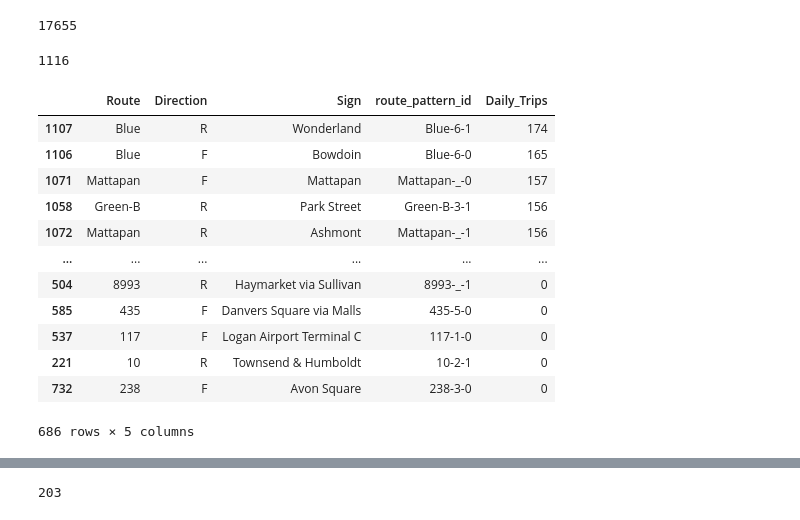
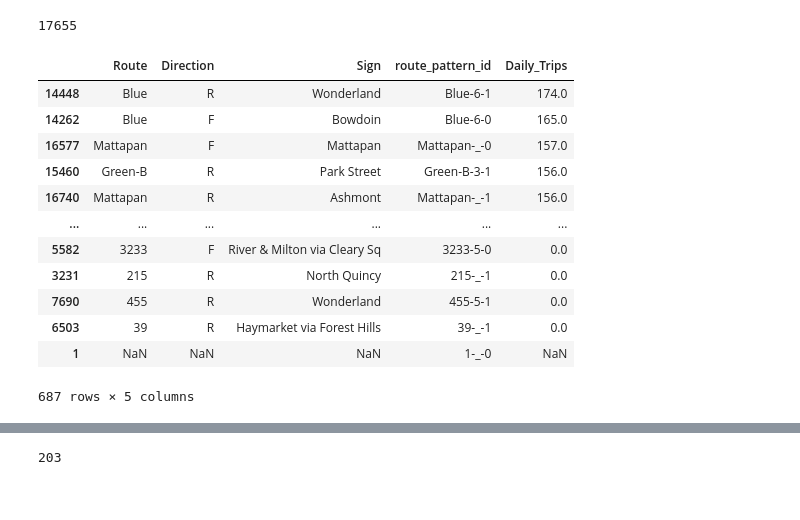
Before and after one commit to mmatkinson7/gtfs_transcad_prep, a Jupyter notebook: gtfs_system_analysis.ipynb, the cells around one changed output, grey strips where cells are left out. Saved outputs shown, nothing was run; the diff lists cells and outputs as text; code cells hidden in the pictures.

```diff
--- a/gtfs_system_analysis.ipynb
+++ b/gtfs_system_analysis.ipynb
@@ -100,26 +91,24 @@ consolidation_tab = routes_from_transcad.merge(gtfsfeeds_dfs.trips, how="left",
+# %%
+gtfsfeeds_dfs.trips = gtfsfeeds_dfs.trips.merge(routes_from_transcad, how="left", left_on="trip_id", right_on="Trip")
 # %%
 len(gtfsfeeds_dfs.trips)
 # %% [output]
 17655
-# %%
-len(consolidation_tab)
-# %% [output]
-1116
 # %%
-ct_max = consolidation_tab.sort_values('Daily_Trips',ascending = False).drop_duplicates(['Route','Direction','Sign'])
+ct_max = gtfsfeeds_dfs.trips.sort_values('Daily_Trips',ascending = False).drop_duplicates(['Route','Direction','Sign'])
 ct_max_filt = ct_max[['Route','Direction','Sign','route_pattern_id']].rename(columns = {'route_pattern_id':'rpid'})
 ct_max[['Route','Direction','Sign','route_pattern_id','Daily_Trips']]
 # %% [output]
 |  | Route | Direction | Sign | route_pattern_id | Daily_Trips |
-| 1107 | Blue | R | Wonderland | Blue-6-1 | 174 |
-| 1106 | Blue | F | Bowdoin | Blue-6-0 | 165 |
-| 1071 | Mattapan | F | Mattapan | Mattapan-_-0 | 157 |
-| 1058 | Green-B | R | Park Street | Green-B-3-1 | 156 |
-| 1072 | Mattapan | R | Ashmont | Mattapan-_-1 | 156 |
+| 14448 | Blue | R | Wonderland | Blue-6-1 | 174.0 |
+| 14262 | Blue | F | Bowdoin | Blue-6-0 | 165.0 |
+| 16577 | Mattapan | F | Mattapan | Mattapan-_-0 | 157.0 |
+| 15460 | Green-B | R | Park Street | Green-B-3-1 | 156.0 |
+| 16740 | Mattapan | R | Ashmont | Mattapan-_-1 | 156.0 |
 | ... | ... | ... | ... | ... | ... |
-| 504 | 8993 | R | Haymarket via Sullivan | 8993-_-1 | 0 |
-| 585 | 435 | F | Danvers Square via Malls | 435-5-0 | 0 |
-| 537 | 117 | F | Logan Airport Terminal C | 117-1-0 | 0 |
-| 221 | 10 | R | Townsend & Humboldt | 10-2-1 | 0 |
-| 732 | 238 | F | Avon Square | 238-3-0 | 0 |
+| 5582 | 3233 | F | River & Milton via Cleary Sq | 3233-5-0 | 0.0 |
+| 3231 | 215 | R | North Quincy | 215-_-1 | 0.0 |
+| 7690 | 455 | R | Wonderland | 455-5-1 | 0.0 |
+| 6503 | 39 | R | Haymarket via Forest Hills | 39-_-1 | 0.0 |
+| 1 | NaN | NaN | NaN | 1-_-0 | NaN |
-686 rows × 5 columns
+687 rows × 5 columns
```
Also changed, not shown: parts of 13 cells of this notebook.
